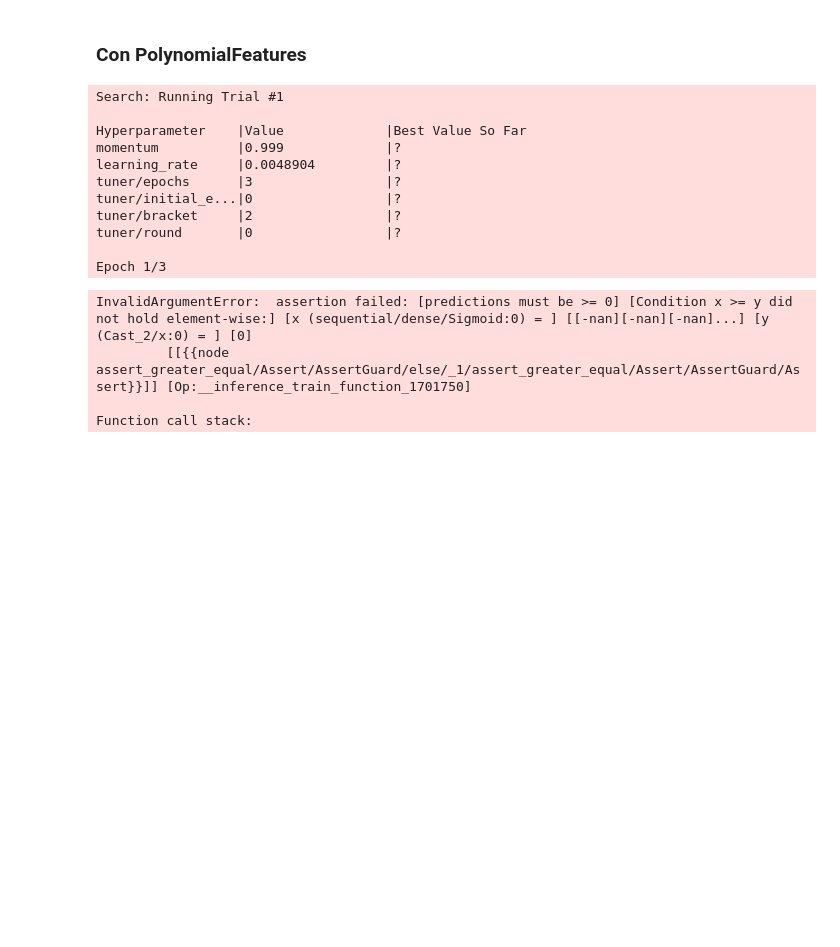
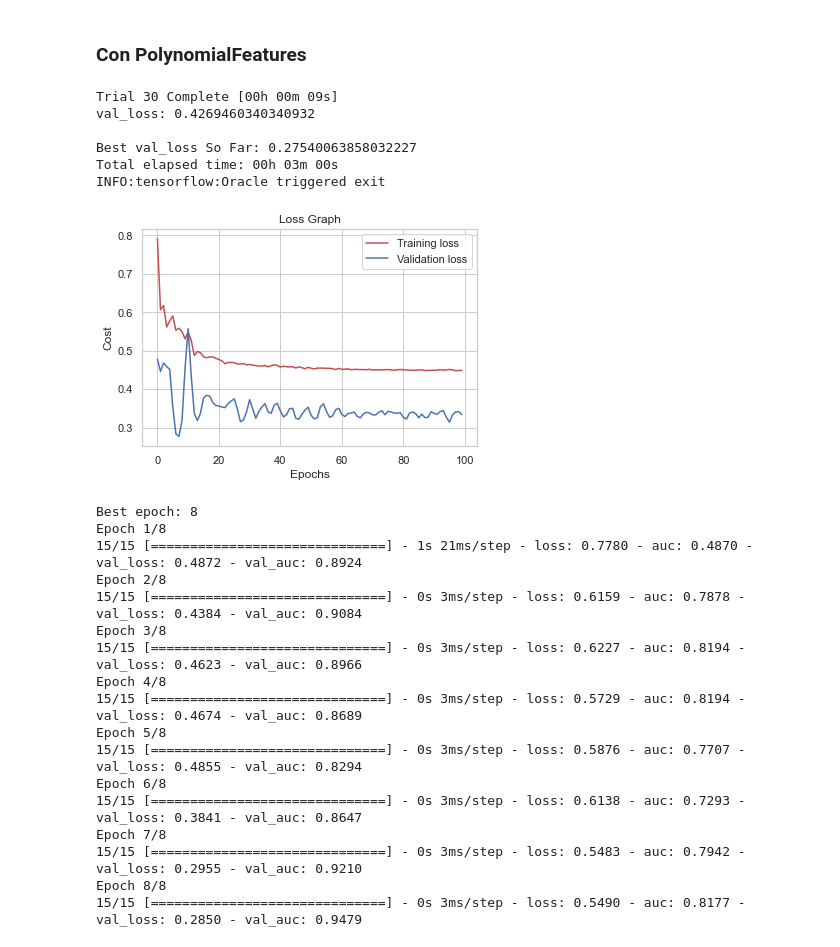
Before and after one commit to matifrancois/DeepLearning_Project2, a Jupyter notebook: Ej1/ej1.ipynb, the cells around one changed output. Drawn from its saved outputs; the diff is of its cells as text; code cells hidden in the pictures; blank space fills up the shorter version.

```diff
--- a/Ej1/ej1.ipynb
+++ b/Ej1/ej1.ipynb
@@ -213,11 +213,14 @@ class DiabetesPredictor:
 
     def __normalize_data__(self):
         # Mean, columnar axis.
+
         x_mean = np.mean(self.x, axis=0, keepdims=True)
         # Std. Deviation, columnar axis.
         x_std = np.std(self.x, axis=0, keepdims=True)
-        # Normalizing.
-        self.x = (self.x - x_mean)/x_std
+
+        with np.errstate(divide='ignore'):
+            self.x = (self.x - x_mean)/x_std
+        self.x[np.isnan(self.x)] = 0
 
     def __replace_outliers__(self, cols):
         #Para cada columna (excepto para el Outcome) se reemplazan los outliers por su mediana.
@@ -686,23 +689,32 @@ Negative Predictive Value: tf.Tensor(0.888888886419753, shape=(), dtype=float64)
 # %% [markdown]
 ### Con PolynomialFeatures
 # %%
-polyPred = DiabetesPredictor(df, 'featPol', deleteRowsWithNulls=True, nullColumns=nullCols, columnsToRemove=removeCols, deleteRowsWithOutliers=True, outliersColumns=[['BMI', 18.5, 50],['BloodPressure',40,120],['SkinThickness', np.Infinity, 0], ['Pregnancies',np.Infinity,0]], polyFeatDeg=2)
+polyPred = DiabetesPredictor(df, 'featPol', deleteRowsWithNulls=True, nullColumns=nullCols, columnsToRemove=['DiabetesPedigreeFunction'], deleteRowsWithOutliers=True, outliersColumns=[['BMI', 18.5, 50],['BloodPressure',40,120],['SkinThickness', np.Infinity, 0], ['Pregnancies',np.Infinity,0]], polyFeatDeg=2)
 polyPred.train_model()
 aucPolyPred = polyPred.validate_model()
 # %% [output]
-Search: Running Trial #1
+Trial 30 Complete [00h 00m 09s]
+val_loss: 0.4269460340340932
 
-Hyperparameter    |Value             |Best Value So Far
-momentum          |0.999             |?
-learning_rate     |0.0048904         |?
-tuner/epochs      |3                 |?
-tuner/initial_e...|0                 |?
-tuner/bracket     |2                 |?
-tuner/round       |0                 |?
-
-Epoch 1/3
+Best val_loss So Far: 0.27540063858032227
+Total elapsed time: 00h 03m 00s
+INFO:tensorflow:Oracle triggered exit
+[figure, added]
-InvalidArgumentError:  assertion failed: [predictions must be >= 0] [Condition x >= y did not hold element-wise:] [x (sequential/dense/Sigmoid:0) = ] [[-nan][-nan][-nan]...] [y (Cast_2/x:0) = ] [0]
-         [[{{node assert_greater_equal/Assert/AssertGuard/else/_1/assert_greater_equal/Assert/AssertGuard/Assert}}]] [Op:__inference_train_function_1701750]
-
-Function call stack:
+Best epoch: 8
+Epoch 1/8
+15/15 [==============================] - 1s 21ms/step - loss: 0.7780 - auc: 0.4870 - val_loss: 0.4872 - val_auc: 0.8924
+Epoch 2/8
+15/15 [==============================] - 0s 3ms/step - loss: 0.6159 - auc: 0.7878 - val_loss: 0.4384 - val_auc: 0.9084
+Epoch 3/8
+15/15 [==============================] - 0s 3ms/step - loss: 0.6227 - auc: 0.8194 - val_loss: 0.4623 - val_auc: 0.8966
+Epoch 4/8
+15/15 [==============================] - 0s 3ms/step - loss: 0.5729 - auc: 0.8194 - val_loss: 0.4674 - val_auc: 0.8689
+Epoch 5/8
+15/15 [==============================] - 0s 3ms/step - loss: 0.5876 - auc: 0.7707 - val_loss: 0.4855 - val_auc: 0.8294
+Epoch 6/8
+15/15 [==============================] - 0s 3ms/step - loss: 0.6138 - auc: 0.7293 - val_loss: 0.3841 - val_auc: 0.8647
+Epoch 7/8
+15/15 [==============================] - 0s 3ms/step - loss: 0.5483 - auc: 0.7942 - val_loss: 0.2955 - val_auc: 0.9210
+Epoch 8/8
+15/15 [==============================] - 0s 3ms/step - loss: 0.5490 - auc: 0.8177 - val_loss: 0.2850 - val_auc: 0.9479
 # %%
```
Also changed, not shown: parts of 1 cell of this notebook.
